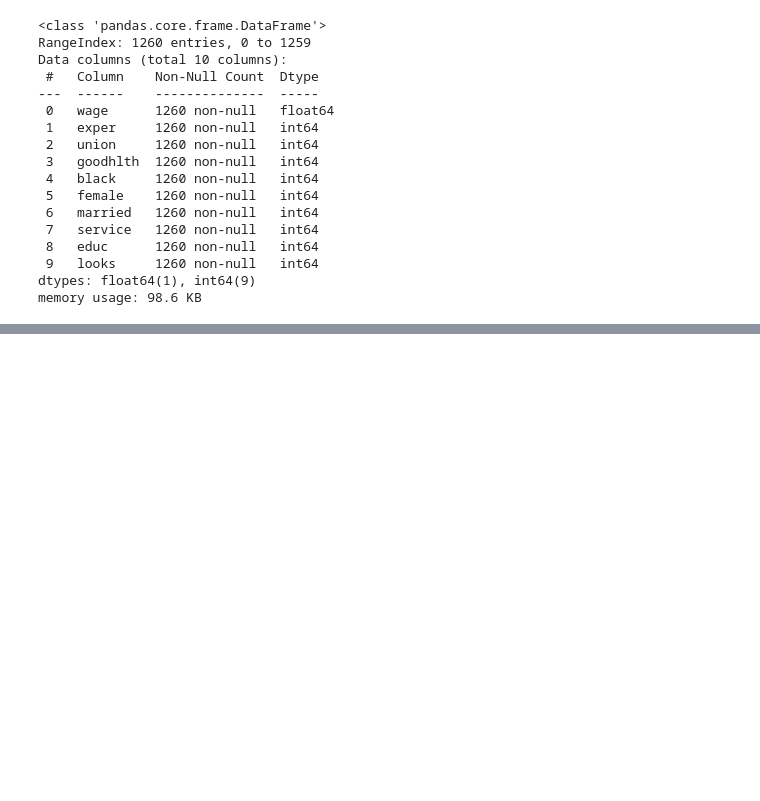
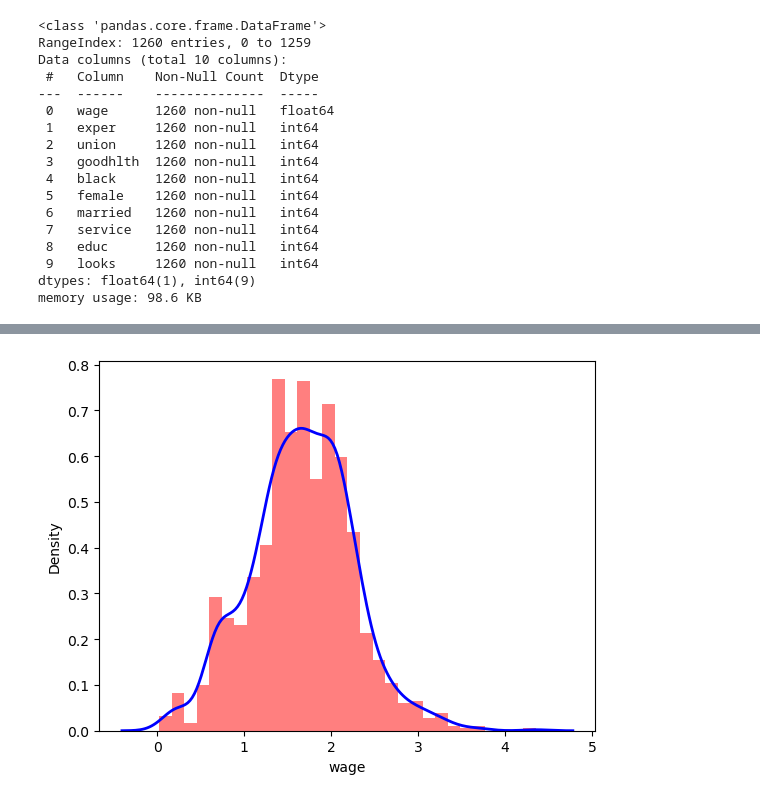
Before and after one commit to crissyro/kaggle_projects, a Jupyter notebook: notebooks/beauty_claster.ipynb, the cells around one changed output, grey strips where cells are left out. Saved outputs shown, nothing was run; the diff lists cells and outputs as text; code cells hidden in the pictures; blank space fills up the shorter version.

```diff
--- a/notebooks/beauty_claster.ipynb
+++ b/notebooks/beauty_claster.ipynb
@@ -54,0 +71,8 @@ df.describe()
+# %%
+log_values = df.wage.apply(np.log)
+
+plt.hist(log_values, bins=30, color='red', alpha=0.5, density=True)
+
+sns.kdeplot(log_values, color='blue', linewidth=2);
+# %% [output]
+[figure, added]
```
Also changed, not shown: parts of 4 cells of this notebook.
